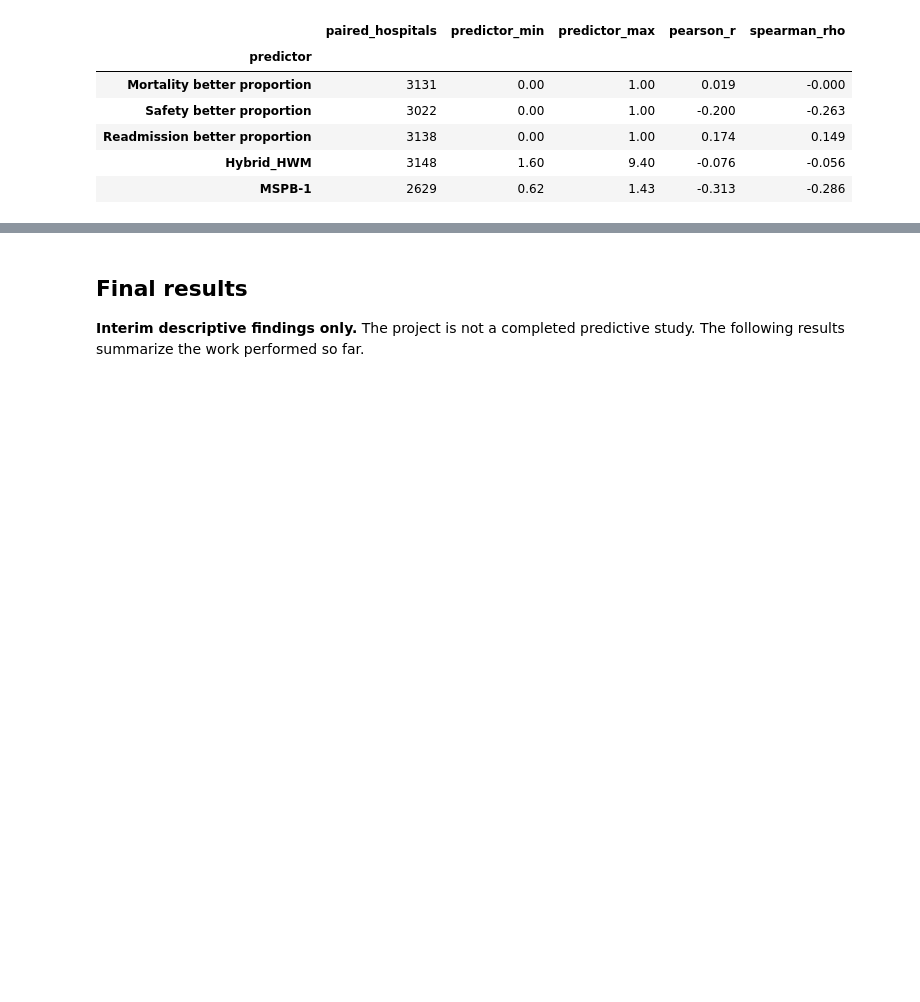
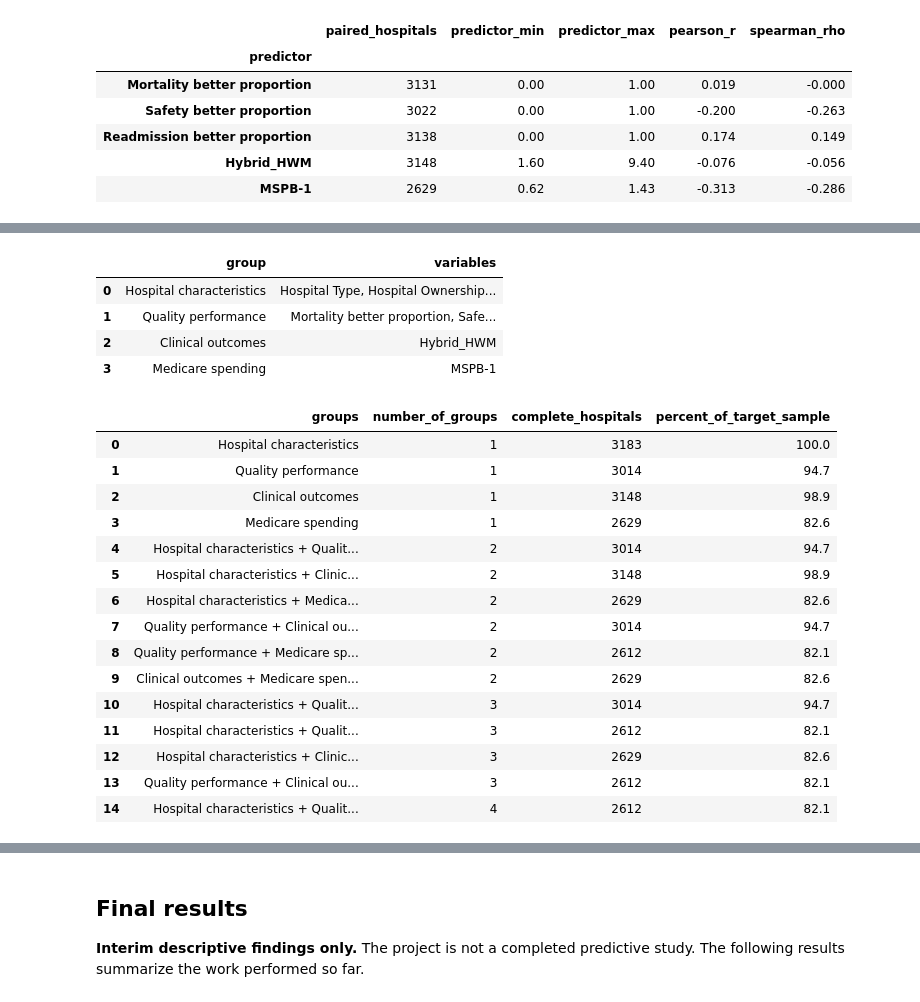
Before and after one commit to emmchung/Patient-Hospital-Satisfaction, a Jupyter notebook: notebook.ipynb, the cells around one changed output, grey strips where cells are left out. Cells and saved outputs as stored; diff of their text form; code cells hidden in the pictures; blank space fills up the shorter version.

```diff
--- a/notebook.ipynb
+++ b/notebook.ipynb
@@ -743,0 +604,43 @@ Screened 116 candidates; 109 meet the ranking rule.
+# %%
+from itertools import combinations
+
+predictor_groups = {
+    "Hospital characteristics": characteristics,
+    "Quality performance": performance_features,
+    "Clinical outcomes": ["Hybrid_HWM"],
+    "Medicare spending": ["MSPB-1"],
+}
+display(pd.DataFrame([{"group": group, "variables": ", ".join(columns)}
+                      for group, columns in predictor_groups.items()]))
+combination_coverage = []
+for size in range(1, len(predictor_groups) + 1):
+    for combination in combinations(predictor_groups, size):
+        columns = [column for group in combination for column in predictor_groups[group]]
+        available = scored[columns].notna().all(axis=1)
+        combination_coverage.append({"groups": " + ".join(combination), "number_of_groups": size,
+                                     "complete_hospitals": int(available.sum()),
+                                     "percent_of_target_sample": 100 * available.mean()})
+combination_coverage = pd.DataFrame(combination_coverage)
+display(combination_coverage.round(1))
+# %% [output]
+|  | group | variables |
+| 0 | Hospital characteristics | Hospital Type, Hospital Ownership... |
+| 1 | Quality performance | Mortality better proportion, Safe... |
+| 2 | Clinical outcomes | Hybrid_HWM |
+| 3 | Medicare spending | MSPB-1 |
+|  | groups | number_of_groups | complete_hospitals | percent_of_target_sample |
+| 0 | Hospital characteristics | 1 | 3183 | 100.0 |
+| 1 | Quality performance | 1 | 3014 | 94.7 |
+| 2 | Clinical outcomes | 1 | 3148 | 98.9 |
+| 3 | Medicare spending | 1 | 2629 | 82.6 |
+| 4 | Hospital characteristics + Qualit... | 2 | 3014 | 94.7 |
+| 5 | Hospital characteristics + Clinic... | 2 | 3148 | 98.9 |
+| 6 | Hospital characteristics + Medica... | 2 | 2629 | 82.6 |
+| 7 | Quality performance + Clinical ou... | 2 | 3014 | 94.7 |
+| 8 | Quality performance + Medicare sp... | 2 | 2612 | 82.1 |
+| 9 | Clinical outcomes + Medicare spen... | 2 | 2629 | 82.6 |
+| 10 | Hospital characteristics + Qualit... | 3 | 3014 | 94.7 |
+| 11 | Hospital characteristics + Qualit... | 3 | 2612 | 82.1 |
+| 12 | Hospital characteristics + Clinic... | 3 | 2629 | 82.6 |
+| 13 | Quality performance + Clinical ou... | 3 | 2612 | 82.1 |
+| 14 | Hospital characteristics + Qualit... | 4 | 2612 | 82.1 |
```
Also changed, not shown: parts of 13 cells of this notebook, 8 other files.
